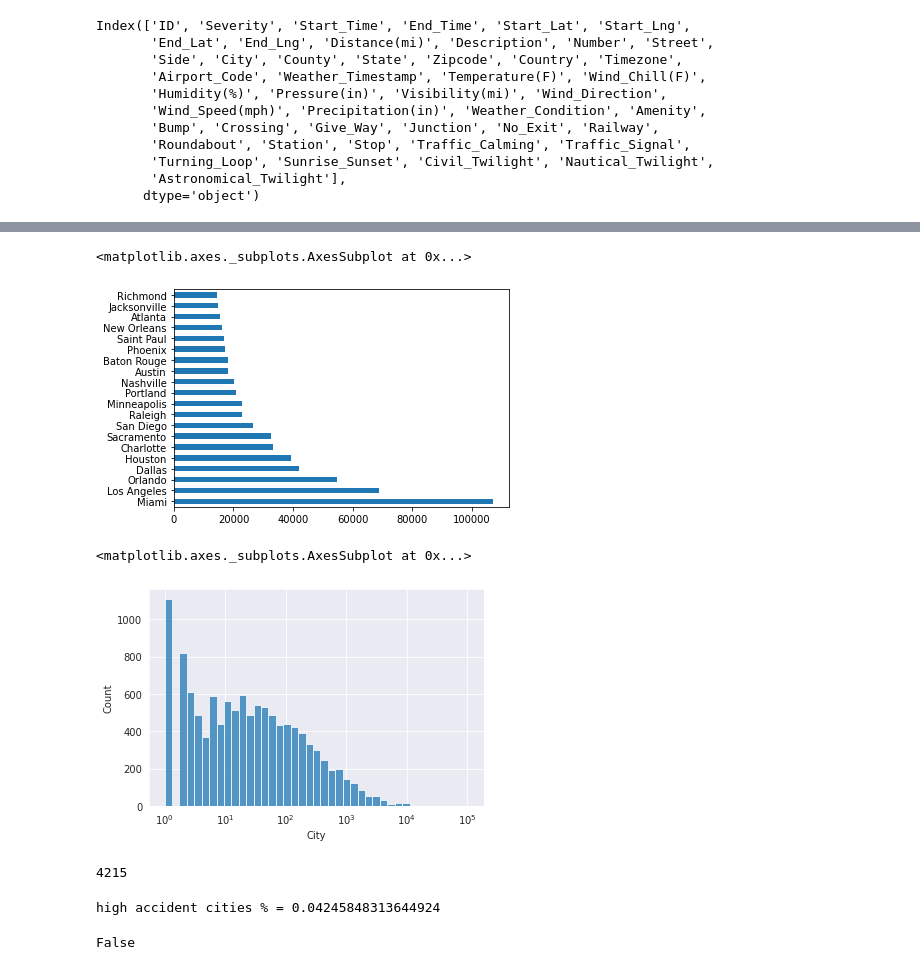
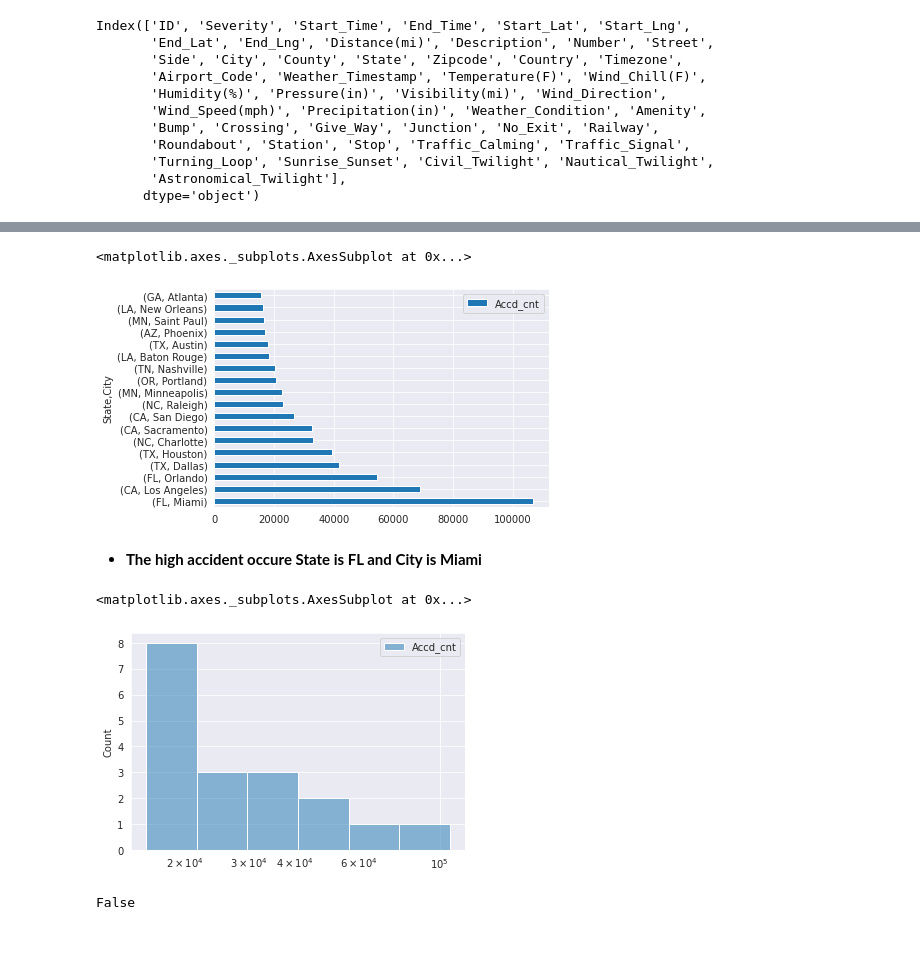
Before and after one commit to JijiSK/EDA---Project-1, a Jupyter notebook: us_accidents_analysis.ipynb, the cells around one changed output, grey strips where cells are left out. Drawn from its saved outputs; the diff is of its cells as text; code cells hidden in the pictures; blank space fills up the shorter version.

```diff
--- a/us_accidents_analysis.ipynb
+++ b/us_accidents_analysis.ipynb
@@ -170,0 +141,2 @@ Name: City, Length: 11681, dtype: int64
+# %%
+df['Start_Time'] = pd.to_datetime(df['Start_Time'])
@@ -170,0 +197,3 @@ Name: City, Length: 11681, dtype: int64
+# %%
+State_City =pd.DataFrame(df[['State','City']]).value_counts().to_frame()
+State_City
@@ -170,0 +215,2 @@ Name: City, Length: 11681, dtype: int64
+# %%
+State_City.rename(columns = {'City':'City','City':'City',0:'Accd_cnt'}, inplace = True)
@@ -170,0 +234,2 @@ Name: City, Length: 11681, dtype: int64
+# %%
+State_city_High_Accd=State_City[State_City.Accd_cnt >=15000]
@@ -171,8 +248,12 @@ Name: City, Length: 11681, dtype: int64
 # %%
-cities_by_accidents[:20].plot(kind='barh')
+State_city_High_Accd.plot(kind='barh')
 # %% [output]
 <matplotlib.axes._subplots.AxesSubplot at 0x...>
-[figure, old version]
+[figure, new version]
+# %% [markdown]
+
+
+* **The high accident occure State is FL and City is Miami**
 # %%
 import numpy as np
 import seaborn as sns
@@ -180,11 +261,7 @@ import matplotlib.pyplot as plt
 # %%
 sns.set_style("darkgrid")
 # %%
-sns.histplot(cities_by_accidents, log_scale = True)
+sns.histplot(State_city_High_Accd, log_scale = True)
 # %% [output]
 <matplotlib.axes._subplots.AxesSubplot at 0x...>
-[figure, old version]
+[figure, new version]
-# %%
-len(cities_by_accidents[cities_by_accidents <9])
-# %% [output]
-4215
@@ -194,7 +268,3 @@ low_accident_cities = cities_by_accidents[cities_by_accidents < 1000]
-# %%
-print("high accident cities % =", len(high_accident_cities)/len(cities))
-# %% [output]
-high accident cities % = 0.04245848313644924
 # %%
 'New York'in df.City
 # %% [output]
```
Also changed, not shown: parts of 39 cells of this notebook.
